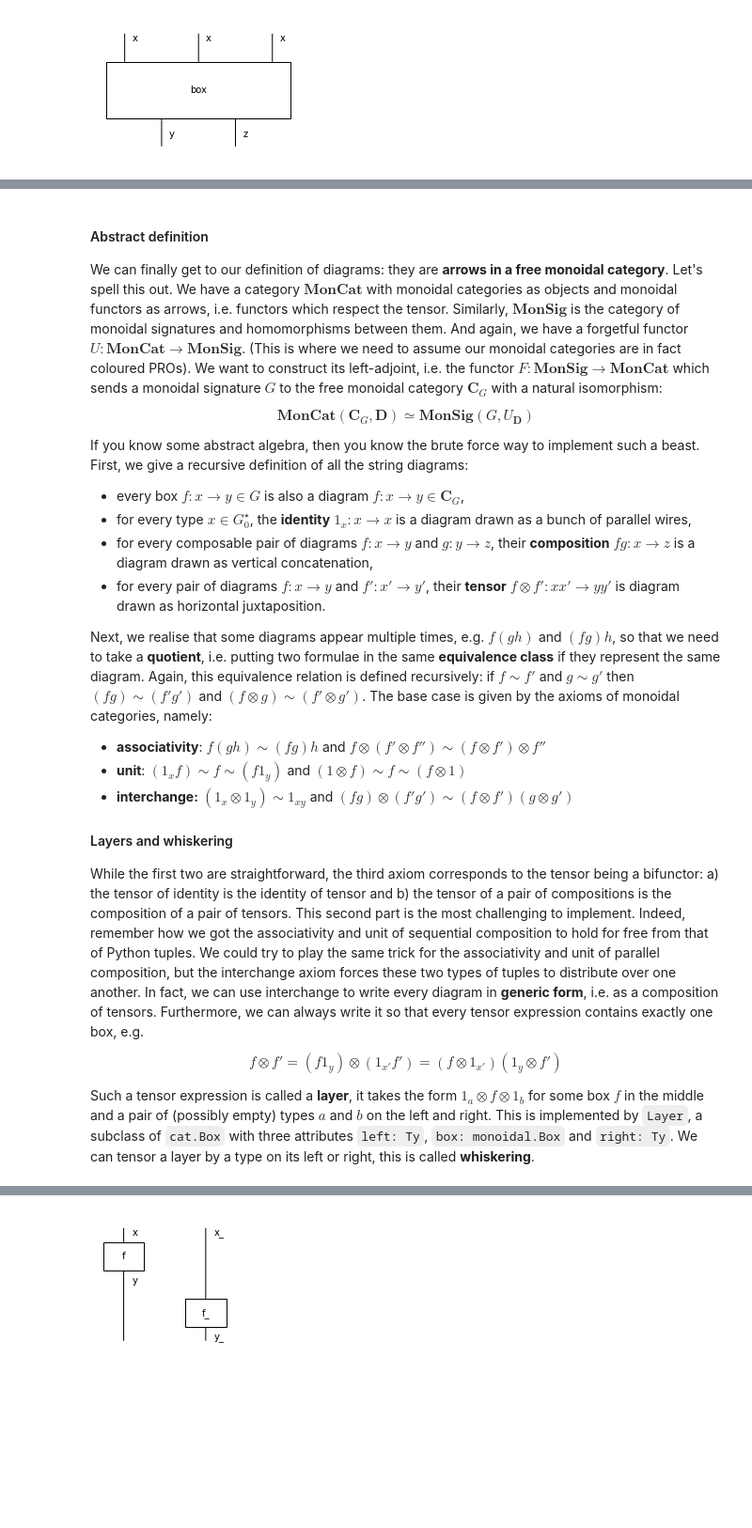
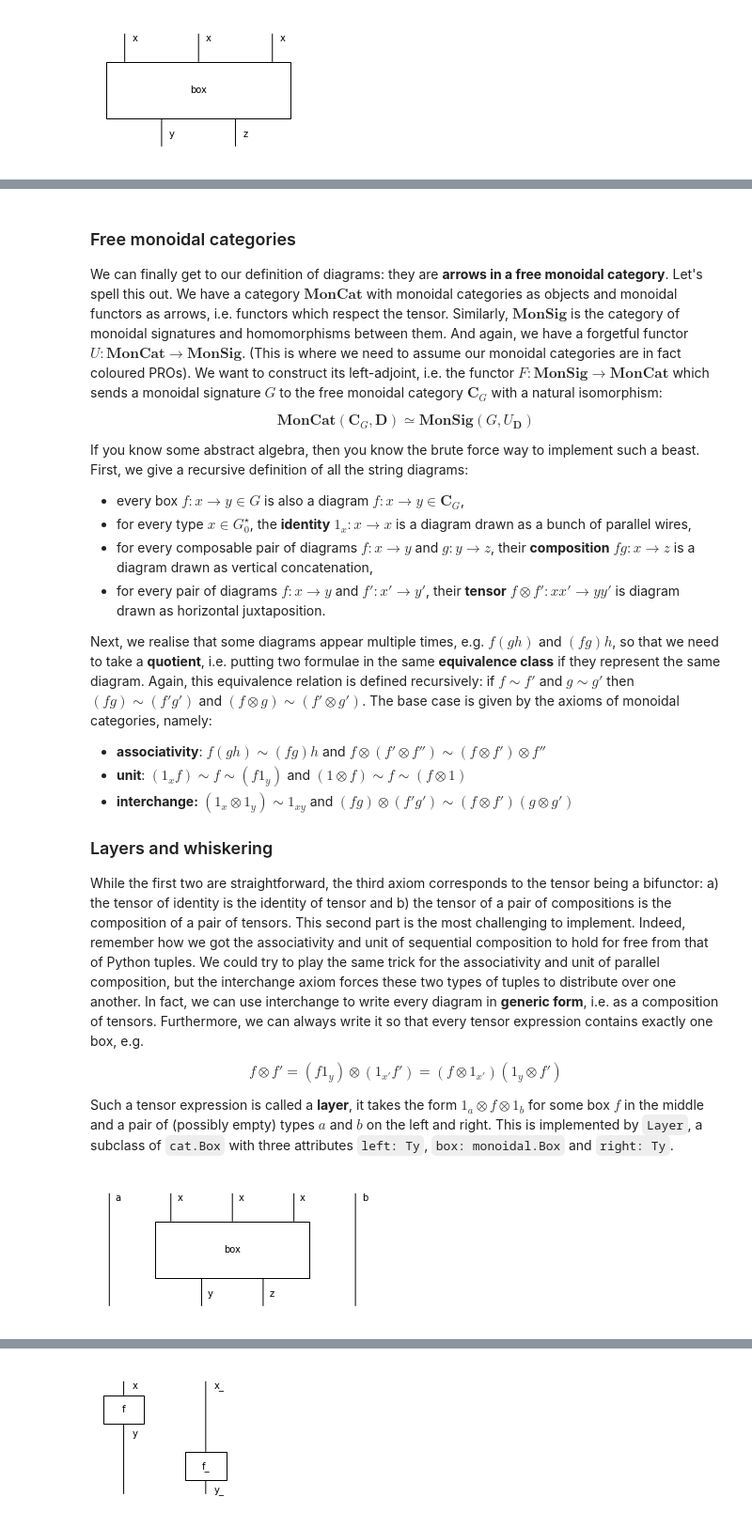
Before and after one commit to cnm13ryan/discopy, a Jupyter notebook: docs/notebooks/diagrams.ipynb, the cells around one changed output, grey strips where cells are left out. Shown: that part at 94% size. Cells and saved outputs as stored; diff of their text form; code cells hidden in the pictures; blank space fills up the shorter version.

```diff
--- a/docs/notebooks/diagrams.ipynb
+++ b/docs/notebooks/diagrams.ipynb
@@ -388,5 +387,5 @@ box.draw(figsize=(3, 2))
 # %% [markdown]
-#### Abstract definition
+### Free monoidal categories
 
 We can finally get to our definition of diagrams: they are **arrows in a free monoidal category**.
 Let's spell this out.
@@ -414,7 +413,7 @@ The base case is given by the axioms of monoidal categories, namely:
 * **unit**: $(1_x f) \sim f \sim (f 1_y)$ and $(1 \otimes f) \sim f \sim (f \otimes 1)$
 * **interchange:** $(1_x \otimes 1_y) \sim 1_{xy}$ and $(f g) \otimes (f' g') \sim (f \otimes f') (g \otimes g')$
 
-#### Layers and whiskering
+### Layers and whiskering
 
 While the first two are straightforward, the third axiom corresponds to the tensor being a bifunctor: a) the tensor of identity is the identity of tensor and b) the tensor of a pair of compositions is the composition of a pair of tensors.
 This second part is the most challenging to implement.
@@ -427,4 +426,13 @@ $$f \otimes f' = (f 1_y) \otimes (1_{x'} f') = (f \otimes 1_{x'}) (1_y \otimes f
 
 Such a tensor expression is called a **layer**, it takes the form $1_a \otimes f \otimes 1_b$ for some box $f$ in the middle and a pair of (possibly empty) types $a$ and $b$ on the left and right.
 This is implemented by `Layer`, a subclass of `cat.Box` with three attributes `left: Ty`, `box: monoidal.Box` and `right: Ty`.
-We can tensor a layer by a type on its left or right, this is called **whiskering**.
+# %%
+from discopy.monoidal import Layer
+
+a, b, c = map(Ty, "abc")
+
+layer = Layer(a, box, b)
+
+(a @ box @ b).draw(figsize=(4, 2))
+# %% [output]
+[figure, added]
```
Also changed, not shown: parts of 17 cells of this notebook, 3 other files.
